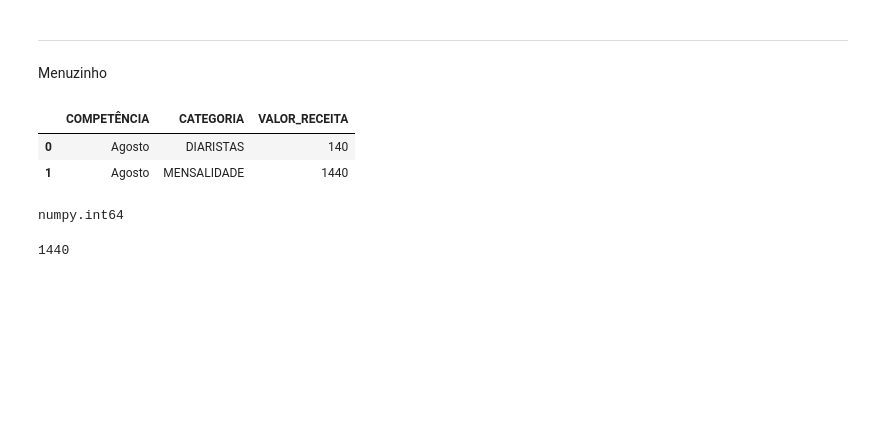
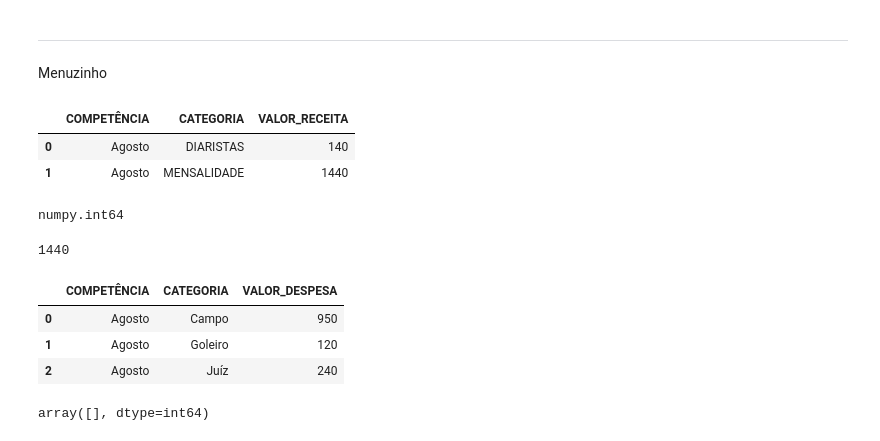
Before and after one commit to talesaraujoc/mrleague_dashboard_controle_financeiro, a Jupyter notebook: notebook.ipynb, the cells around one changed output. Drawn from its saved outputs; the diff is of its cells as text; code cells hidden in the pictures; blank space fills up the shorter version.

```diff
--- a/notebook.ipynb
+++ b/notebook.ipynb
@@ -229,3 +229,17 @@ numpy.int64
 print(receita_mensalidade)
 # %% [output]
 1440
+# %%
+df_filter_expenses_months = df_despesas.groupby(['COMPETÊNCIA','CATEGORIA']).agg({'VALOR_DESPESA':'sum'})
+df_filter_expenses_months = df_filter_expenses_months.reset_index()
+# %%
+df_filter_expenses_months
+# %% [output]
+|  | COMPETÊNCIA | CATEGORIA | VALOR_DESPESA |
+| 0 | Agosto | Campo | 950 |
+| 1 | Agosto | Goleiro | 120 |
+| 2 | Agosto | Juíz | 240 |
+# %%
+df_filter_expenses_months[df_filter_expenses_months['CATEGORIA']=='Confraternização']['VALOR_DESPESA'].values
+# %% [output]
+array([], dtype=int64)
```
Also changed, not shown: 2 other files.
